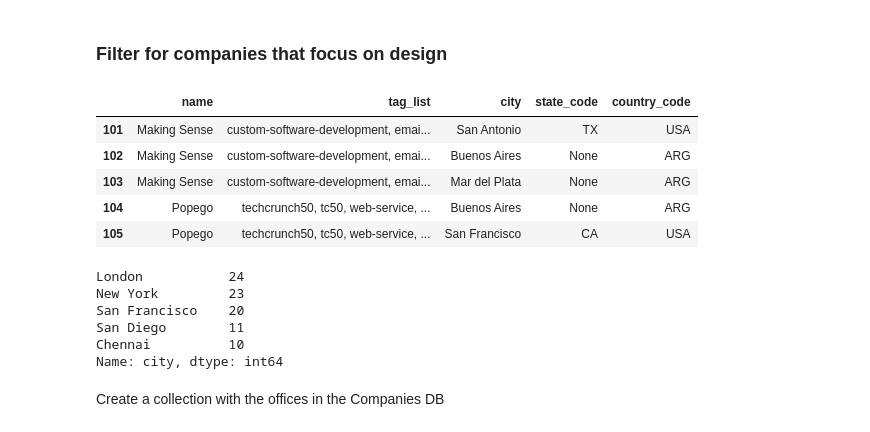
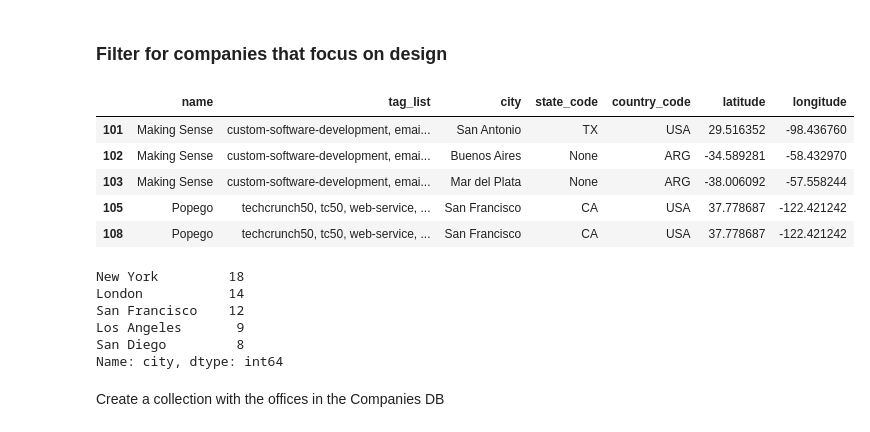
Before and after one commit to litosmunoz/Exploring-San-Francisco, a Jupyter notebook: output/main.ipynb, the cells around one changed output. Drawn from its saved outputs; the diff is of its cells as text; code cells hidden in the pictures.

```diff
--- a/output/main.ipynb
+++ b/output/main.ipynb
@@ -94,29 +99,30 @@ Name: city, dtype: int64
 filter_3 = {"$and":
              [{"tag_list": {'$regex': "design"}},
              {'offices': {'$exists': 1}}]}
-projection_3 = {'name':1, '_id':0, 'tag_list':1, 'offices.country_code': 1, "offices.state_code":1,'offices.city':1}
+projection_3 = {'name':1, '_id':0, 'tag_list':1, 'offices.country_code': 1, "offices.state_code":1,'offices.city':1, 'offices.latitude':1,'offices.longitude':1}
 list_3 = list(c.find(filter_3, projection_3).sort('offices.country_code'))
 # %%
 df_3 = pd.DataFrame(list_3).explode("offices").reset_index(drop=True)
 df_3 = pd.concat([df_3, df_3["offices"].apply(pd.Series)], axis=1).reset_index(drop=True)
 df_3.drop(columns= 'offices', inplace=True)
 df_3.dropna(subset=["city"],inplace=True)
+df_3.dropna(subset=["latitude"],inplace=True)
 df_3.drop(columns= 0, inplace=True)
 df_3 = df_3[df_3['city']!='']
 df_3[:5]
 # %% [output]
-|  | name | tag_list | city | state_code | country_code |
-| 101 | Making Sense | custom-software-development, emai... | San Antonio | TX | USA |
-| 102 | Making Sense | custom-software-development, emai... | Buenos Aires | None | ARG |
-| 103 | Making Sense | custom-software-development, emai... | Mar del Plata | None | ARG |
-| 104 | Popego | techcrunch50, tc50, web-service, ... | Buenos Aires | None | ARG |
-| 105 | Popego | techcrunch50, tc50, web-service, ... | San Francisco | CA | USA |
+|  | name | tag_list | city | state_code | country_code | latitude | longitude |
+| 101 | Making Sense | custom-software-development, emai... | San Antonio | TX | USA | 29.516352 | -98.436760 |
+| 102 | Making Sense | custom-software-development, emai... | Buenos Aires | None | ARG | -34.589281 | -58.432970 |
+| 103 | Making Sense | custom-software-development, emai... | Mar del Plata | None | ARG | -38.006092 | -57.558244 |
+| 105 | Popego | techcrunch50, tc50, web-service, ... | San Francisco | CA | USA | 37.778687 | -122.421242 |
+| 108 | Popego | techcrunch50, tc50, web-service, ... | San Francisco | CA | USA | 37.778687 | -122.421242 |
 # %%
 df_3['city'].value_counts()[:5]
 # %% [output]
-London           24
-New York         23
-San Francisco    20
-San Diego        11
-Chennai          10
+New York         18
+London           14
+San Francisco    12
+Los Angeles       9
+San Diego         8
 Name: city, dtype: int64
```
Also changed, not shown: parts of 38 cells of this notebook.
